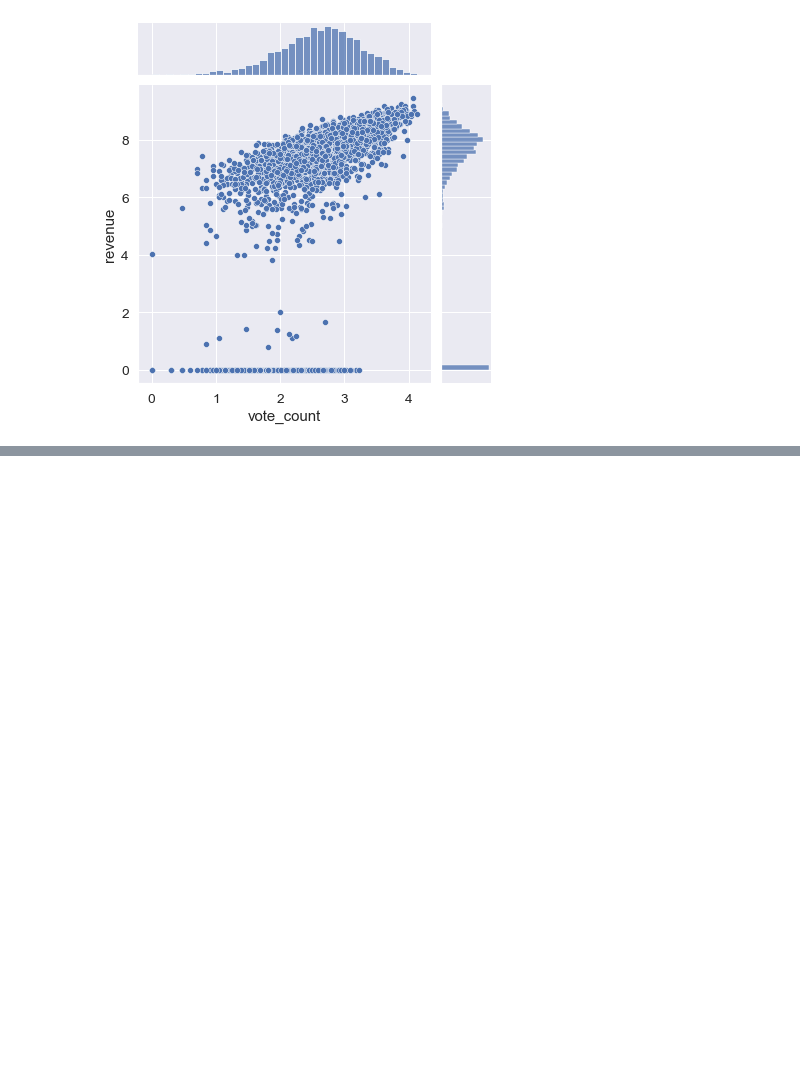
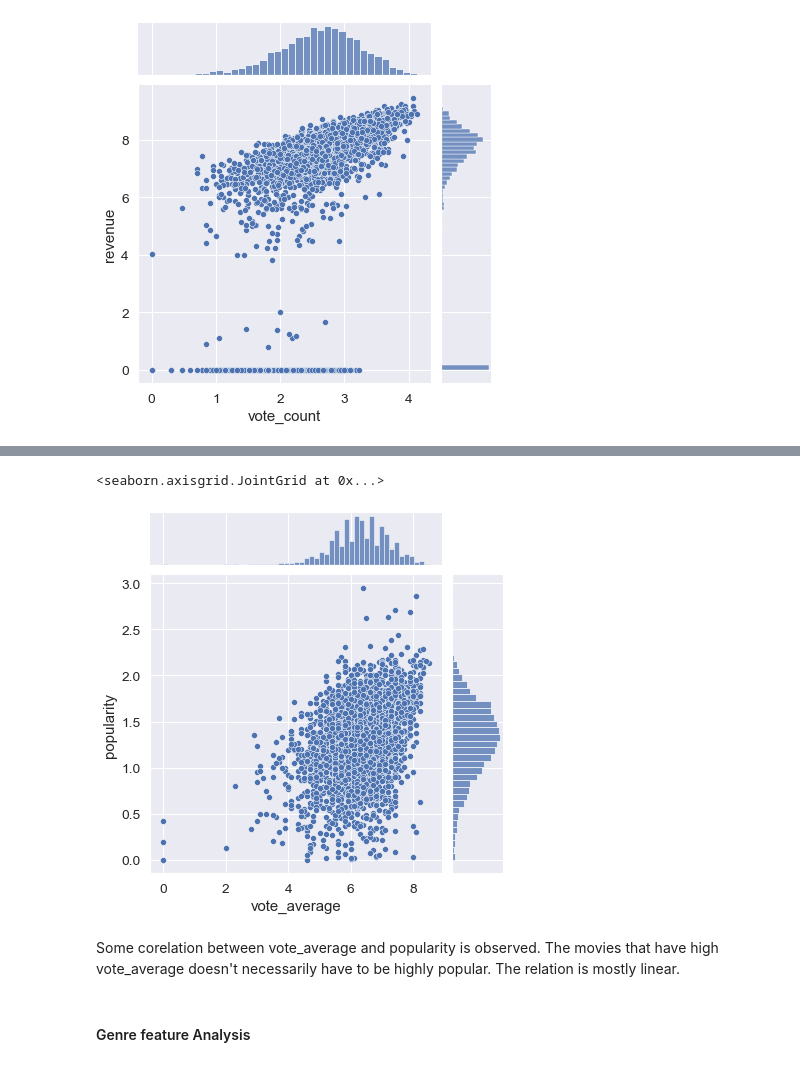
Before and after one commit to coxjack/Final-Project_Movie-Database, a Jupyter notebook: Analysis of Movie Revenue -- The Movie Database.ipynb, the cells around one changed output, grey strips where cells are left out. Cells and saved outputs as stored; diff of their text form; code cells hidden in the pictures; blank space fills up the shorter version.

```diff
--- a/Analysis of Movie Revenue -- The Movie Database.ipynb
+++ b/Analysis of Movie Revenue -- The Movie Database.ipynb
@@ -283,0 +355,12 @@ sns.jointplot(x='vote_count', y='revenue', data=df_clean)
+# %%
+# plotting the correlation graph between vote_average and popularity
+sns.jointplot(x='vote_average', y='popularity', data=df_clean)
+# %% [output]
+<seaborn.axisgrid.JointGrid at 0x...>
+[figure, added]
+# %% [markdown]
+Some corelation between vote_average and popularity is observed.
+The movies that have high vote_average doesn't necessarily have to be highly popular.
+The relation is mostly linear.
+# %% [markdown]
+#### Genre feature Analysis
```
Also changed, not shown: parts of 25 cells of this notebook.
